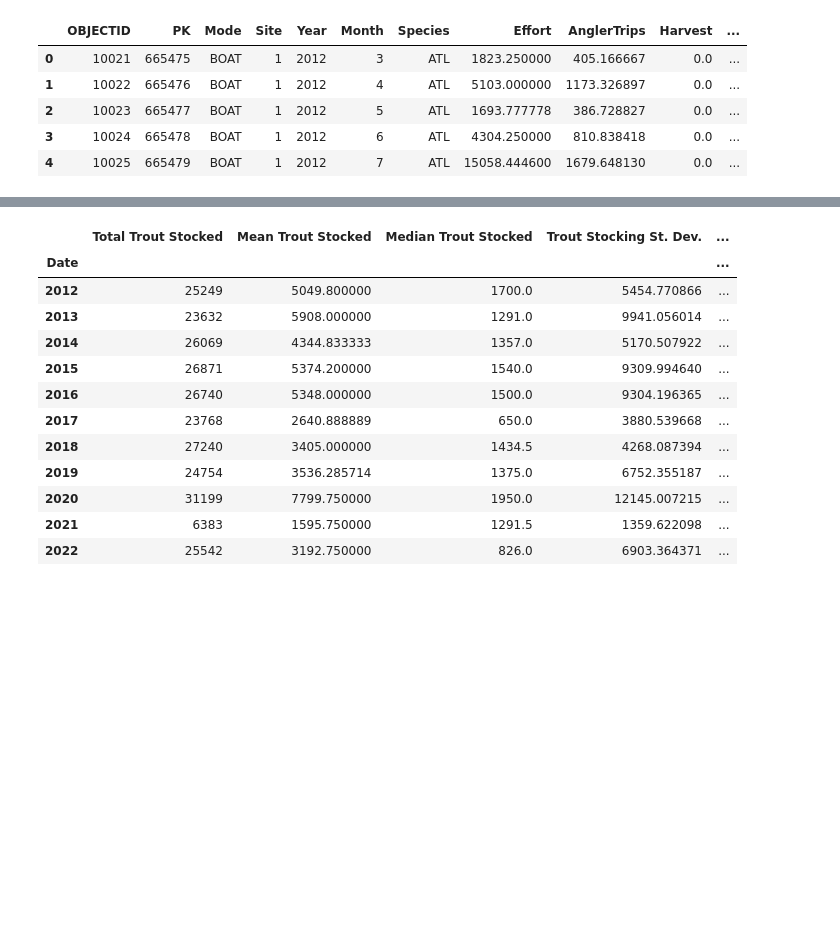
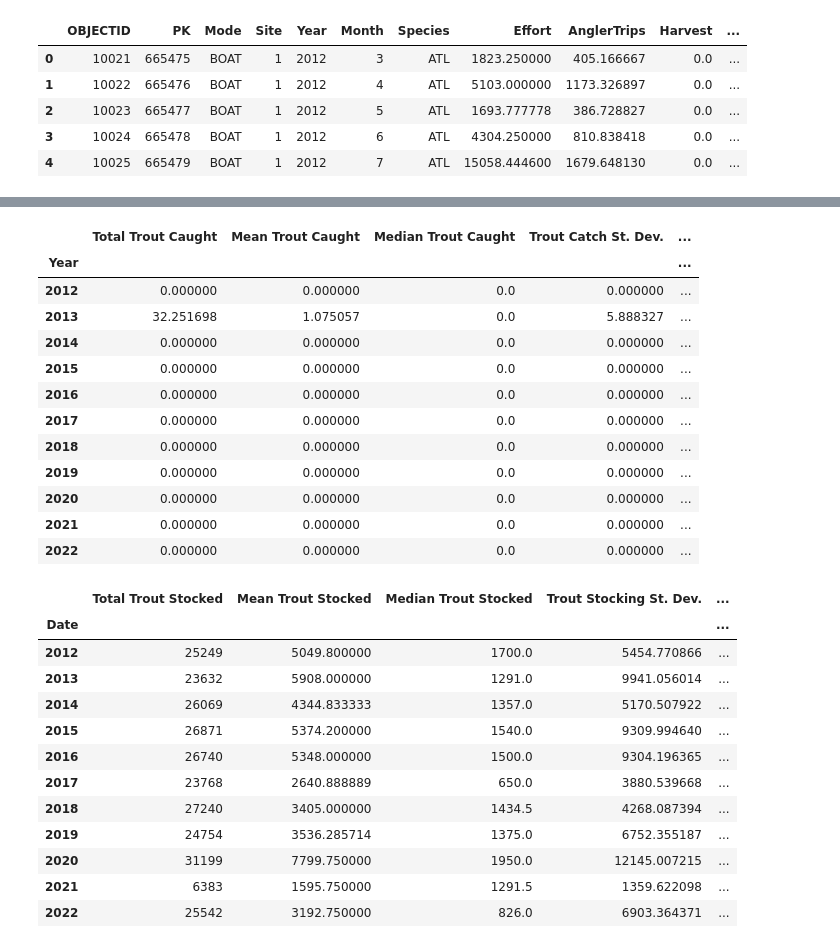
Before and after one commit to jules-krohn/Project1_Group7, a Jupyter notebook: FishingDataCode.ipynb, the cells around one changed output, grey strips where cells are left out. Saved outputs shown, nothing was run; the diff lists cells and outputs as text; code cells hidden in the pictures; blank space fills up the shorter version.

```diff
--- a/FishingDataCode.ipynb
+++ b/FishingDataCode.ipynb
@@ -31,3 +77,33 @@ stock.head()
+# %%
+rbtbay_mean = creel.loc[(creel['Species'] == 'RBT') & (creel['County'] == 'BAY')].groupby('Year').mean(numeric_only=True)
+rbtbay_med = creel.loc[(creel['Species'] == 'RBT') & (creel['County'] == 'BAY')].groupby('Year').median(numeric_only=True)
+rbtbay_std = creel.loc[(creel['Species'] == 'RBT') & (creel['County'] == 'BAY')].groupby('Year').std(numeric_only=True)
+rbtbay_sem = creel.loc[(creel['Species'] == 'RBT') & (creel['County'] == 'BAY')].groupby('Year').sem(numeric_only=True)
+rbtbay_sum = creel.loc[(creel['Species'] == 'RBT') & (creel['County'] == 'BAY')].groupby('Year').sum(numeric_only=True)
+
+rbtbaymean = rbtbay_mean['Catch']
+rbtbaymed = rbtbay_med['Catch']
+rbtbaystd = rbtbay_std['Catch']
+rbtbaysem = rbtbay_sem['Catch']
+rbtbaysum = rbtbay_sum['Catch']
+
+rbt_df = pd.DataFrame({'Total Trout Caught':rbtbaysum,'Mean Trout Caught':rbtbaymean, 'Median Trout Caught':rbtbaymed,
+                       'Trout Catch St. Dev.':rbtbaystd, "Trout Catch St. Err.":rbtbaysem})
+rbt_df
+# %% [output]
+|  | Total Trout Caught | Mean Trout Caught | Median Trout Caught | Trout Catch St. Dev. | ... |
+| Year |  |  |  |  | ... |
+| 2012 | 0.000000 | 0.000000 | 0.0 | 0.000000 | ... |
+| 2013 | 32.251698 | 1.075057 | 0.0 | 5.888327 | ... |
+| 2014 | 0.000000 | 0.000000 | 0.0 | 0.000000 | ... |
+| 2015 | 0.000000 | 0.000000 | 0.0 | 0.000000 | ... |
+| 2016 | 0.000000 | 0.000000 | 0.0 | 0.000000 | ... |
+| 2017 | 0.000000 | 0.000000 | 0.0 | 0.000000 | ... |
+| 2018 | 0.000000 | 0.000000 | 0.0 | 0.000000 | ... |
+| 2019 | 0.000000 | 0.000000 | 0.0 | 0.000000 | ... |
+| 2020 | 0.000000 | 0.000000 | 0.0 | 0.000000 | ... |
+| 2021 | 0.000000 | 0.000000 | 0.0 | 0.000000 | ... |
+| 2022 | 0.000000 | 0.000000 | 0.0 | 0.000000 | ... |
 # %%
 #Find the total number and measures of central tendancy for Rainbow Trout stocking in Chippewa County
 #Make a data summary of the results
```
Also changed, not shown: parts of 3 cells of this notebook, 1 other file.
